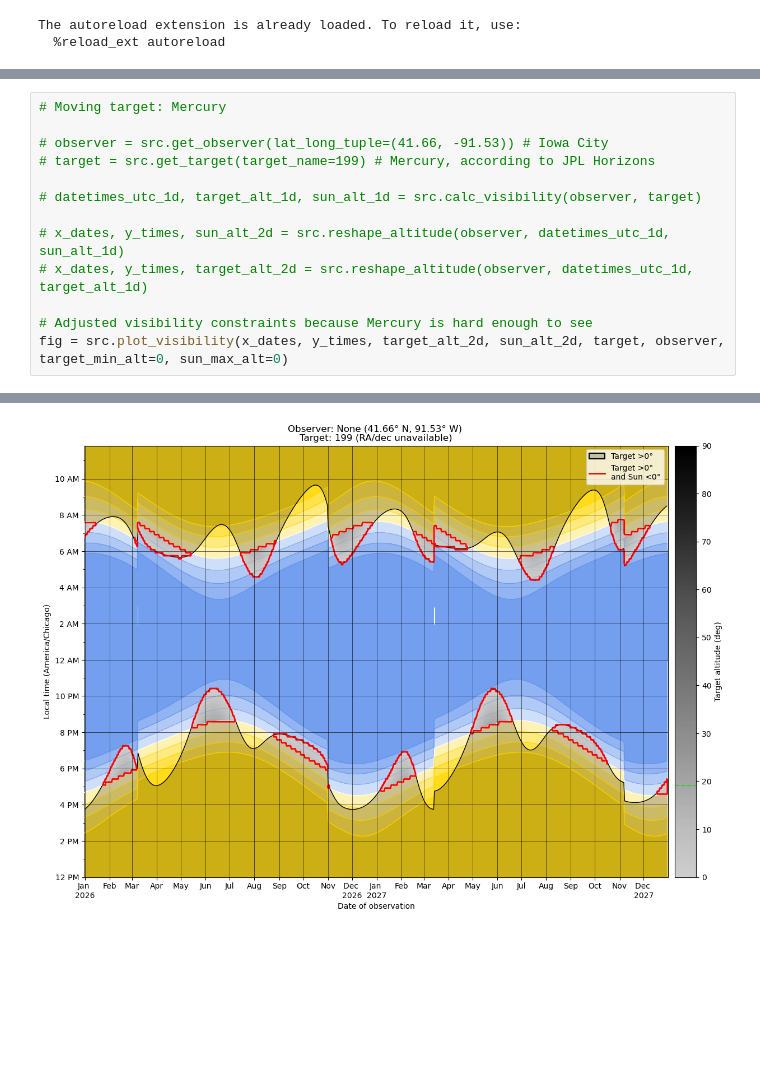
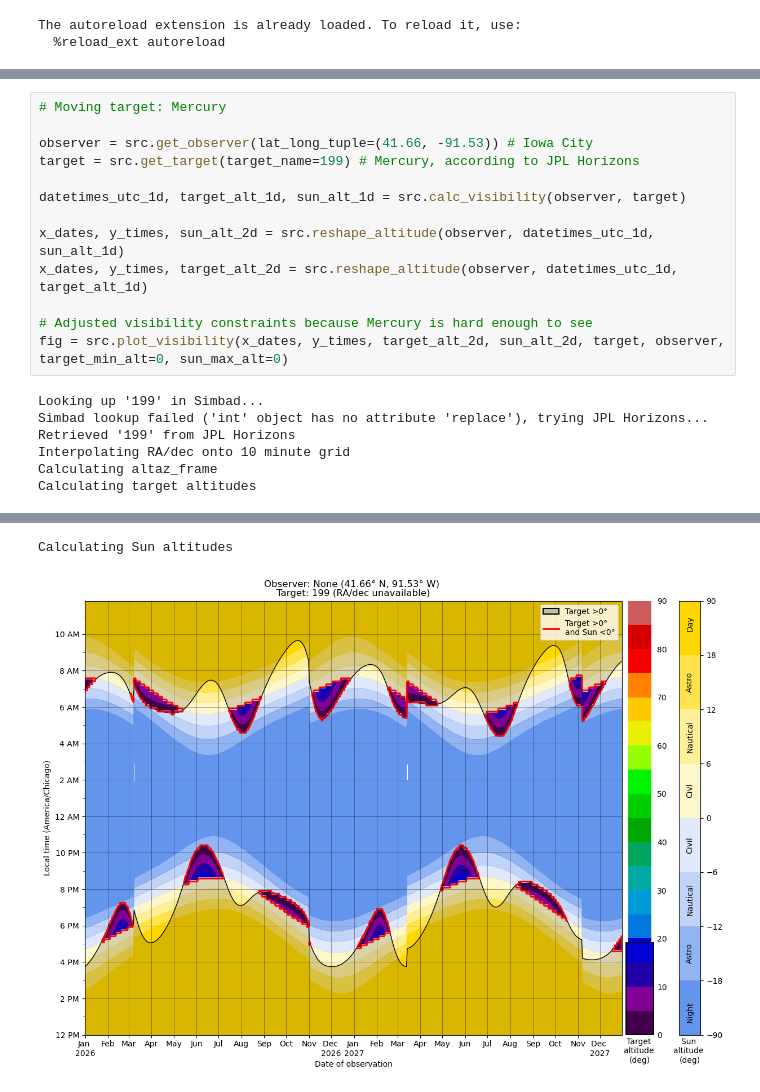
Before and after one commit to johnmomberg/Visibility_Planner, a Jupyter notebook: examples.ipynb, the cells around one changed output, grey strips where cells are left out. Saved outputs shown, nothing was run; the diff lists cells and outputs as text; blank space fills up the shorter version.

```diff
--- a/examples.ipynb
+++ b/examples.ipynb
@@ -161,14 +171,20 @@ fig = src.plot_visibility(x_dates, y_times, target_alt_2d, sun_alt_2d, target, o
 # %%
 # Moving target: Mercury
 
-# observer = src.get_observer(lat_long_tuple=(41.66, -91.53)) # Iowa City
-# target = src.get_target(target_name=199) # Mercury, according to JPL Horizons
+observer = src.get_observer(lat_long_tuple=(41.66, -91.53)) # Iowa City
+target = src.get_target(target_name=199) # Mercury, according to JPL Horizons
 
-# datetimes_utc_1d, target_alt_1d, sun_alt_1d = src.calc_visibility(observer, target)
+datetimes_utc_1d, target_alt_1d, sun_alt_1d = src.calc_visibility(observer, target)
 
-# x_dates, y_times, sun_alt_2d = src.reshape_altitude(observer, datetimes_utc_1d, sun_alt_1d)
-# x_dates, y_times, target_alt_2d = src.reshape_altitude(observer, datetimes_utc_1d, target_alt_1d)
+x_dates, y_times, sun_alt_2d = src.reshape_altitude(observer, datetimes_utc_1d, sun_alt_1d)
+x_dates, y_times, target_alt_2d = src.reshape_altitude(observer, datetimes_utc_1d, target_alt_1d)
 
 # Adjusted visibility constraints because Mercury is hard enough to see
 fig = src.plot_visibility(x_dates, y_times, target_alt_2d, sun_alt_2d, target, observer, target_min_alt=0, sun_max_alt=0)
 # %% [output]
+Looking up '199' in Simbad...
+Simbad lookup failed ('int' object has no attribute 'replace'), trying JPL Horizons...
+Retrieved '199' from JPL Horizons
+Interpolating RA/dec onto 10 minute grid
+Calculating altaz_frame
+Calculating target altitudes
@@ -175,4 +192,5 @@ fig = src.plot_visibility(x_dates, y_times, target_alt_2d, sun_alt_2d, target, o
+Calculating Sun altitudes
-[figure, old version]
+[figure, new version]
 # %%
 # Moving target: The asteroid "Ceres"
 
```
Also changed, not shown: parts of 11 cells of this notebook, 1 other file.
